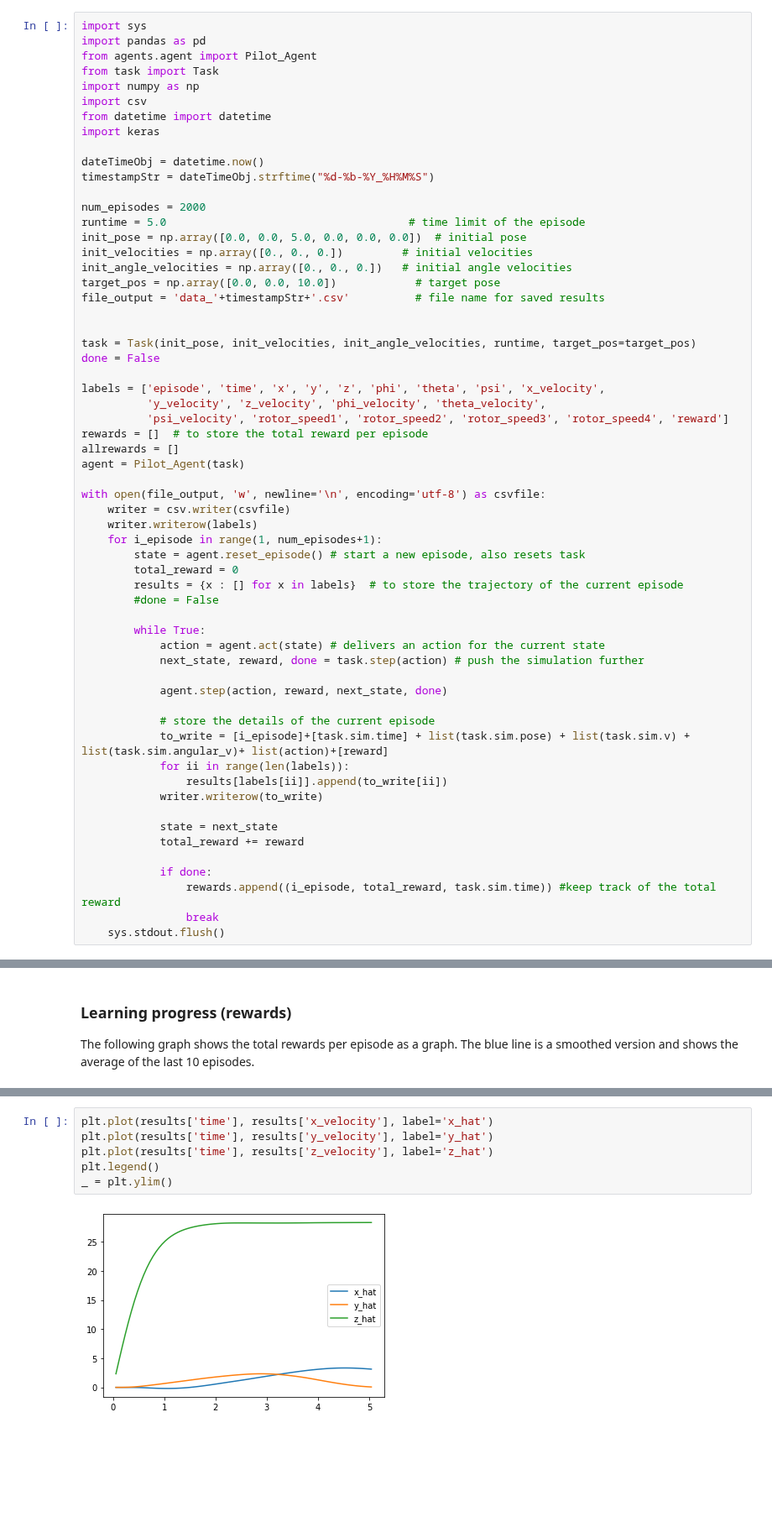
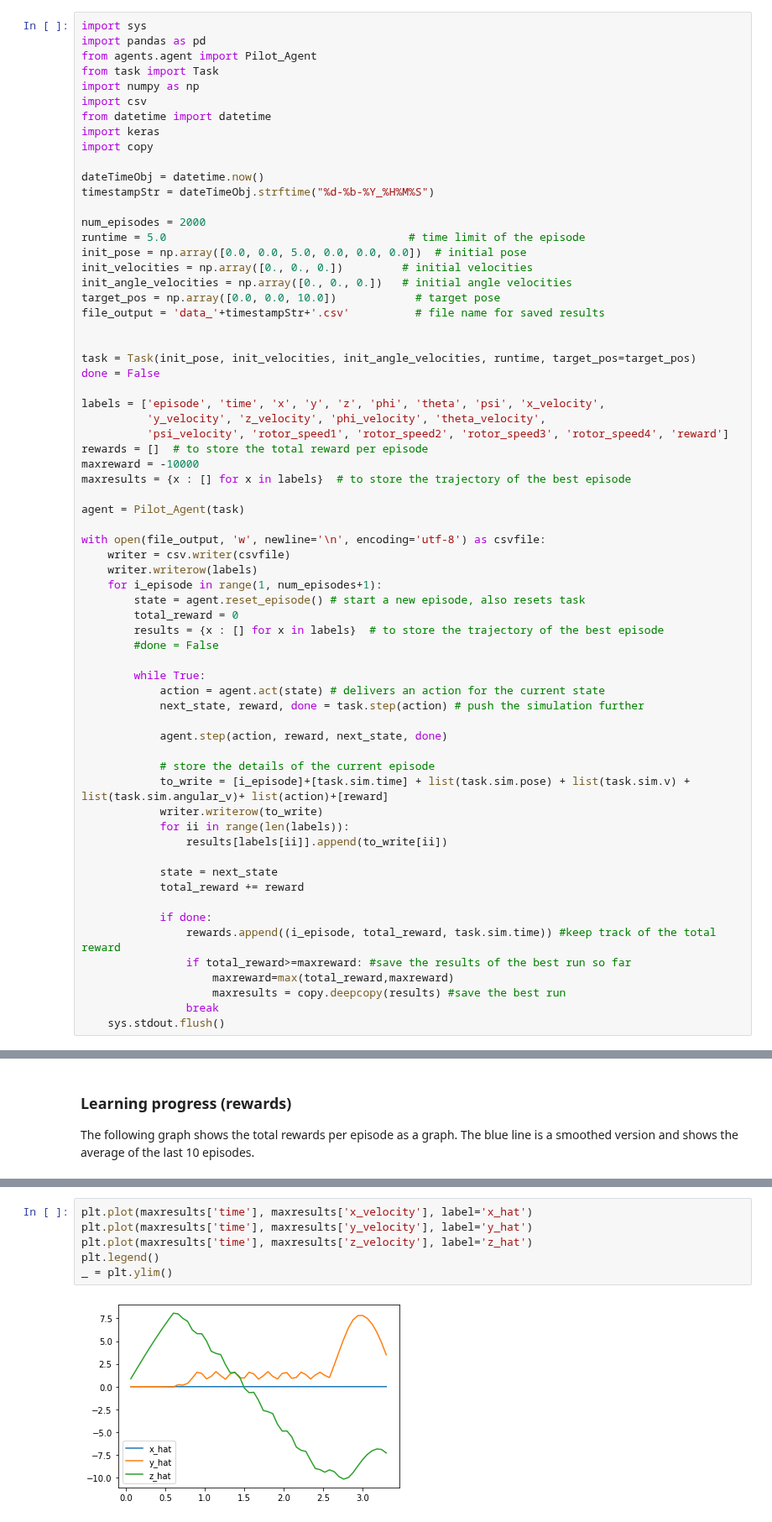
Before and after one commit to JoergStrebel/MachineLearningEngineerND, a Jupyter notebook: rl_quadcopter_2/Quadcopter_Project.ipynb, the cells around one changed output, grey strips where cells are left out. Shown at 84% size. Drawn from its saved outputs; the diff is of its cells as text; blank space fills up the shorter version.

```diff
--- a/rl_quadcopter_2/Quadcopter_Project.ipynb
+++ b/rl_quadcopter_2/Quadcopter_Project.ipynb
@@ -214,6 +214,7 @@ import numpy as np
 import csv
 from datetime import datetime
 import keras
+import copy
 
 dateTimeObj = datetime.now()
 timestampStr = dateTimeObj.strftime("%d-%b-%Y_%H%M%S")
@@ -234,7 +235,9 @@ labels = ['episode', 'time', 'x', 'y', 'z', 'phi', 'theta', 'psi', 'x_velocity',
           'y_velocity', 'z_velocity', 'phi_velocity', 'theta_velocity',
           'psi_velocity', 'rotor_speed1', 'rotor_speed2', 'rotor_speed3', 'rotor_speed4', 'reward']
 rewards = []  # to store the total reward per episode
-allrewards = []
+maxreward = -10000
+maxresults = {x : [] for x in labels}  # to store the trajectory of the best episode
+
 agent = Pilot_Agent(task)
 
 with open(file_output, 'w', newline='\n', encoding='utf-8') as csvfile:
@@ -243,7 +246,7 @@ with open(file_output, 'w', newline='\n', encoding='utf-8') as csvfile:
     for i_episode in range(1, num_episodes+1):
         state = agent.reset_episode() # start a new episode, also resets task
         total_reward = 0
-        results = {x : [] for x in labels}  # to store the trajectory of the current episode
+        results = {x : [] for x in labels}  # to store the trajectory of the best episode
         #done = False
 
         while True:
@@ -254,15 +257,18 @@ with open(file_output, 'w', newline='\n', encoding='utf-8') as csvfile:
 
             # store the details of the current episode
             to_write = [i_episode]+[task.sim.time] + list(task.sim.pose) + list(task.sim.v) + list(task.sim.angular_v)+ list(action)+[reward]
+            writer.writerow(to_write)
             for ii in range(len(labels)):
                 results[labels[ii]].append(to_write[ii])
-            writer.writerow(to_write)
 
             state = next_state
             total_reward += reward
 
             if done:
                 rewards.append((i_episode, total_reward, task.sim.time)) #keep track of the total reward
+                if total_reward>=maxreward: #save the results of the best run so far
+                    maxreward=max(total_reward,maxreward)
+                    maxresults = copy.deepcopy(results) #save the best run
                 break
     sys.stdout.flush()
 # %% [output]
@@ -332,9 +342,9 @@ plot_trajectory(results)
 # %%
-plt.plot(results['time'], results['x_velocity'], label='x_hat')
-plt.plot(results['time'], results['y_velocity'], label='y_hat')
-plt.plot(results['time'], results['z_velocity'], label='z_hat')
+plt.plot(maxresults['time'], maxresults['x_velocity'], label='x_hat')
+plt.plot(maxresults['time'], maxresults['y_velocity'], label='y_hat')
+plt.plot(maxresults['time'], maxresults['z_velocity'], label='z_hat')
 plt.legend()
 _ = plt.ylim()
 # %% [output]
-[figure, old version]
+[figure, new version]
 # %%
```
Also changed, not shown: parts of 14 cells of this notebook, 6 other files.
